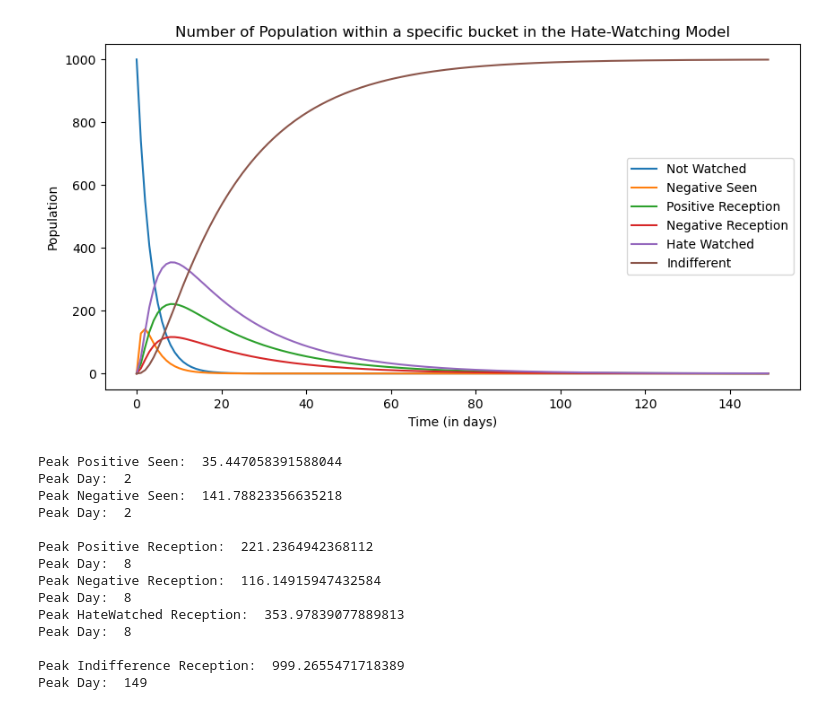
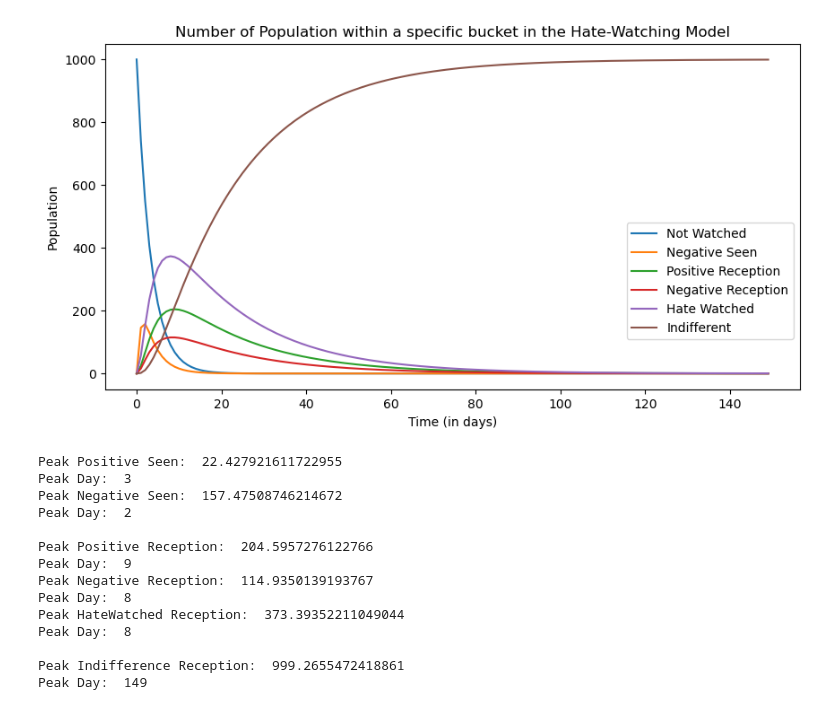
Before and after one commit to Paolo1151/HateWatchingSimulation, a Jupyter notebook: simulation.ipynb, the cells around one changed output. Drawn from its saved outputs; the diff is of its cells as text; code cells hidden in the pictures.

Commit message:
Added Reviews Parameter

```diff
--- a/simulation.ipynb
+++ b/simulation.ipynb
@@ -12,10 +12,13 @@ with open('params.json', 'r') as f:
     parameters = json.loads(f.read())
 
 # Initial Condition
-NW0 = parameters['InitialPopulation']
+NW0 = parameters['Initial Population']
 
 PR0 = 0         # Amount of People who have seen mostly positive reviews about the movie
 NR0 = 0         # Amount of People who have seen mostly negative reviews about the movie
+
+PN0 = (parameters["Initial Score"]/parameters["Score Max"]) * parameters["Initial Number Reviews"]       # Amount of Initial Positive Reviews
+NN0 = parameters["Initial Number Reviews"] - PN0                                     # Amount of Initial Negative Reviews
 
 PP0 = 0         # Amount of People who have seriously positive reception
 NP0 = 0         # Amount of People who have seriously negative reception
@@ -25,30 +28,36 @@ I0 = 0          # Amount of People who have become indifferent
 
 # ODE System
 def model(t, y):
-    NW, PR, NR, PP, NP, HW, I = y
-    dNWdt = -NW*parameters['ProbSeeingReview']
+    NW, PR, NR, PP, NP, HW, I, PN, NN = y
+    dNWdt = -NW*parameters['Prob Seeing Review']
 
-    dPRdt = parameters['ProbSeeingPositiveReview']*parameters['ProbSeeingReview']*NW - PR
-    dNRdt = (1-parameters['ProbSeeingPositiveReview'])*parameters['ProbSeeingReview']*NW - NR
+    dPRdt = (PN/(PN+NN))*parameters['Prob Seeing Review']*NW - PR
+    dNRdt = (NN/(PN+NN))*parameters['Prob Seeing Review']*NW - NR
 
-    dPPdt = parameters['ProbStayingSameReception']*PR + \
-            (1-parameters['ProbStayingSameReception'])*NR - \
-            parameters['ProbIndifference']*PP
+    dPPdt = parameters['Prob Staying Same Reception']*PR + \
+            (1-parameters['Prob Staying Same Reception'])*NR - \
+            parameters['Prob Indifference']*PP
 
     # Assuming Hate Watching and Negative Review is Mutually independent events
-    dNPdt = (1-parameters['ProbStayingSameReception'])*PR + \
-            (parameters['ProbStayingSameReception'])*NR - \
-            (parameters['ProbStayingSameReception']*parameters['ProbHateWatching'])*NR - \
-            parameters['ProbIndifference']*NP
+    dNPdt = (1-parameters['Prob Staying Same Reception'])*PR + \
+            (parameters['Prob Staying Same Reception'])*NR - \
+            (parameters['Prob Staying Same Reception']*parameters['Prob Hate Watching'])*NR - \
+            parameters['Prob Indifference']*NP
 
-    dHWdt = (parameters['ProbStayingSameReception']*parameters['ProbHateWatching'])*NR - \
-            parameters['ProbIndifference']*HW
+    dHWdt = (parameters['Prob Staying Same Reception']*parameters['Prob Hate Watching'])*NR - \
+            parameters['Prob Indifference']*HW
 
-    dIdt = parameters['ProbIndifference']*(PP+NP+HW)
-    return [dNWdt, dPRdt, dNRdt, dPPdt, dNPdt, dHWdt, dIdt]
+    dIdt = parameters['Prob Indifference']*(PP+NP+HW)
+
+    # Change in Review Count
+    dPNdt = parameters["Review Rate"] * PP
+    dNNdt = parameters["Review Rate"] * (NP+HW)
 
 
-sol = solve_ivp(model, [t[0], t[-1]], [NW0, PR0, NR0, PP0, NP0, HW0, I0], t_eval=t)
+    return [dNWdt, dPRdt, dNRdt, dPPdt, dNPdt, dHWdt, dIdt, dPNdt, dNNdt]
+
+
+sol = solve_ivp(model, [t[0], t[-1]], [NW0, PR0, NR0, PP0, NP0, HW0, I0, PN0, NN0], t_eval=t)
 
 plt.figure(figsize=(10, 5))
 plt.plot(t, sol.y[0], label="Not Watched")
@@ -62,46 +71,48 @@ plt.plot(t, sol.y[5], label="Hate Watched")
 
 plt.plot(t, sol.y[6], label="Indifferent")
 
+# plt.plot(t, sol.y[7] + sol.y[8], label="Number Reviews")
+
 plt.xlabel("Time (in days)")
 plt.ylabel("Population")
 plt.title("Number of Population within a specific bucket in the Hate-Watching Model")
-plt.legend()
+plt.legend(bbox_to_anchor=(1, 0.5))
 plt.show()
 
 print("Peak Positive Seen: ", sol.y[1].max())
 print("Peak Day: ", t[sol.y[1].argmax()])
 
 print("Peak Negative Seen: ", sol.y[2].max())
 print("Peak Day: ", t[sol.y[2].argmax()])
 
 print()
 
 print("Peak Positive Reception: ", sol.y[3].max())
 print("Peak Day: ", t[sol.y[3].argmax()])
 
 print("Peak Negative Reception: ", sol.y[4].max())
 print("Peak Day: ", t[sol.y[4].argmax()])
 
 print("Peak HateWatched Reception: ", sol.y[5].max())
 print("Peak Day: ", t[sol.y[5].argmax()])
 
 print()
 
 print("Peak Indifference Reception: ", sol.y[6].max())
 print("Peak Day: ", t[sol.y[6].argmax()])
 # %% [output]
-[figure, old version]
+[figure, new version]
-Peak Positive Seen:  35.447058391588044
-Peak Day:  2
-Peak Negative Seen:  141.78823356635218
+Peak Positive Seen:  22.427921611722955
+Peak Day:  3
+Peak Negative Seen:  157.47508746214672
 Peak Day:  2
 
-Peak Positive Reception:  221.2364942368112
+Peak Positive Reception:  204.5957276122766
+Peak Day:  9
+Peak Negative Reception:  114.9350139193767
 Peak Day:  8
-Peak Negative Reception:  116.14915947432584
-Peak Day:  8
-Peak HateWatched Reception:  353.97839077889813
+Peak HateWatched Reception:  373.39352211049044
 Peak Day:  8
 
-Peak Indifference Reception:  999.2655471718389
+Peak Indifference Reception:  999.2655472418861
 Peak Day:  149
```
Also changed, not shown: 1 other file.
